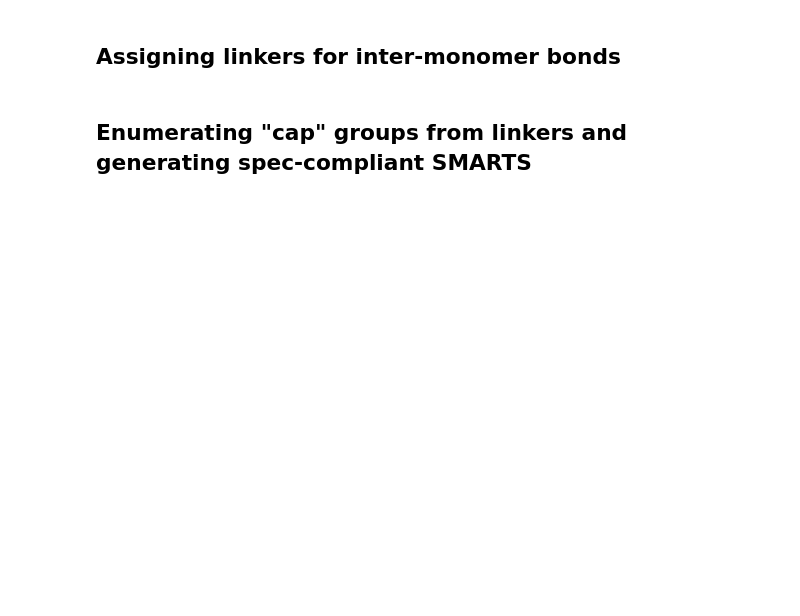
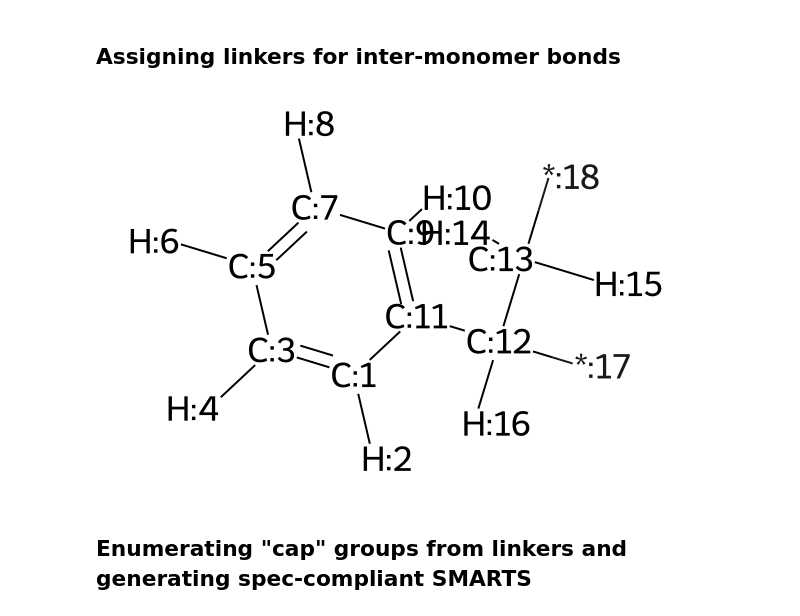
Before and after one commit to timbernat/polymer_workbench, a Jupyter notebook: polymer_build_demo.ipynb, the cells around one changed output. Saved outputs shown, nothing was run; the diff lists cells and outputs as text; code cells hidden in the pictures; blank space fills up the shorter version.

```diff
--- a/polymer_build_demo.ipynb
+++ b/polymer_build_demo.ipynb
@@ -99,30 +129,31 @@ class PortMethod(Enum):
 # %%
 from polymerist.rdutils.labeling import molwise
 from polymerist.rdutils.amalgamation import portlib, bonding
 
 
-assign_port_by = PortMethod.BOND_CLEAVAGE
 if portlib.get_num_ports(FULL_SMILES_MOL) == 0: # check for existence of ports to ensure idempotency
-    if assign_port_by == PortMethod.MAP_NUMBERS:
-        map_nums = isotope_map.keys()
+    if chosen_example.assign_port_by == PortMethod.MAP_NUMBERS:
+        map_nums = chosen_example.isotope_map.keys()
         for (atom_id, map_num) in zip(molwise.atom_ids_by_map_nums(FULL_SMILES_MOL, *map_nums), map_nums):
             linker_atom = FULL_SMILES_MOL.GetAtomWithIdx(atom_id)
-            linker_atom.SetIsotope(isotope_map[map_num])
+            linker_atom.SetIsotope(chosen_example.isotope_map[map_num])
             linker_atom.SetAtomicNum(0)
 
-    elif assign_port_by == PortMethod.BOND_CLEAVAGE:
+    elif chosen_example.assign_port_by == PortMethod.BOND_CLEAVAGE:
         rwmol = Chem.RWMol(FULL_SMILES_MOL)
-        bond_atom_ids = molwise.atom_ids_by_map_nums(rwmol, *bond_atom_map_nums)
+        bond_atom_ids = molwise.atom_ids_by_map_nums(rwmol, *chosen_example.bond_map_nums)
         FULL_SMILES_MOL = bonding.decrease_bond_order(rwmol, *bond_atom_ids)
         molwise.assign_ordered_atom_map_nums(FULL_SMILES_MOL, in_place=True)
         Chem.SanitizeMol(FULL_SMILES_MOL, sanitizeOps=specification.SANITIZE_AS_KEKULE)
 
-    elif assign_port_by == PortMethod.REACTION:
+    elif chosen_example.assign_port_by == PortMethod.REACTION:
         raise NotImplemented
     else:
-        raise TypeError(f'Must provide a valid port assignment method (cannot be of type {type(assign_port_by)})')
+        raise TypeError(f'Must provide a valid port assignment method (cannot be of type {type(chosen_example.assign_port_by)})')
 
 display(FULL_SMILES_MOL)
+# %% [output]
+[figure, added]
 # %% [markdown]
 ## Enumerating "cap" groups from linkers and generating spec-compliant SMARTS
 # %%
```
Also changed, not shown: parts of 40 cells of this notebook.
